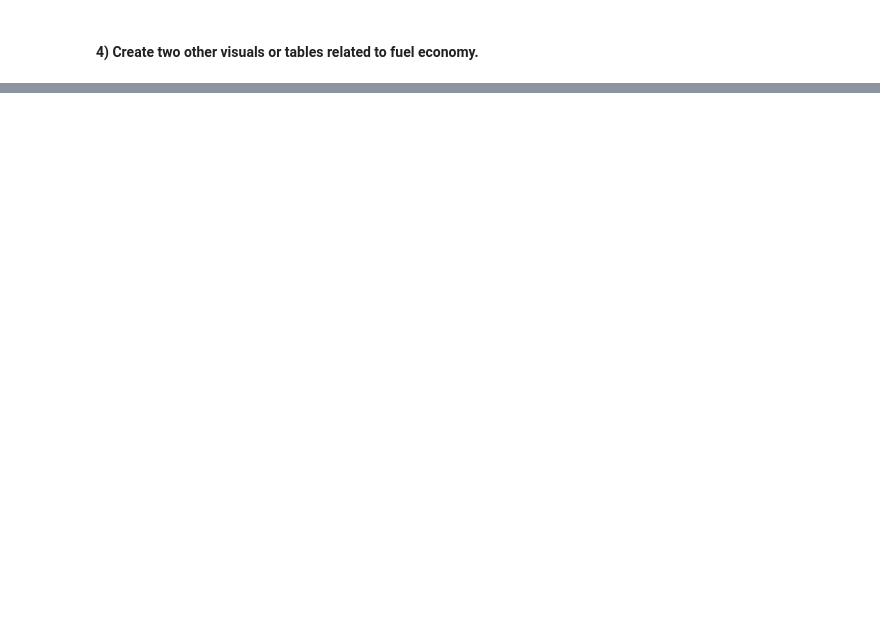
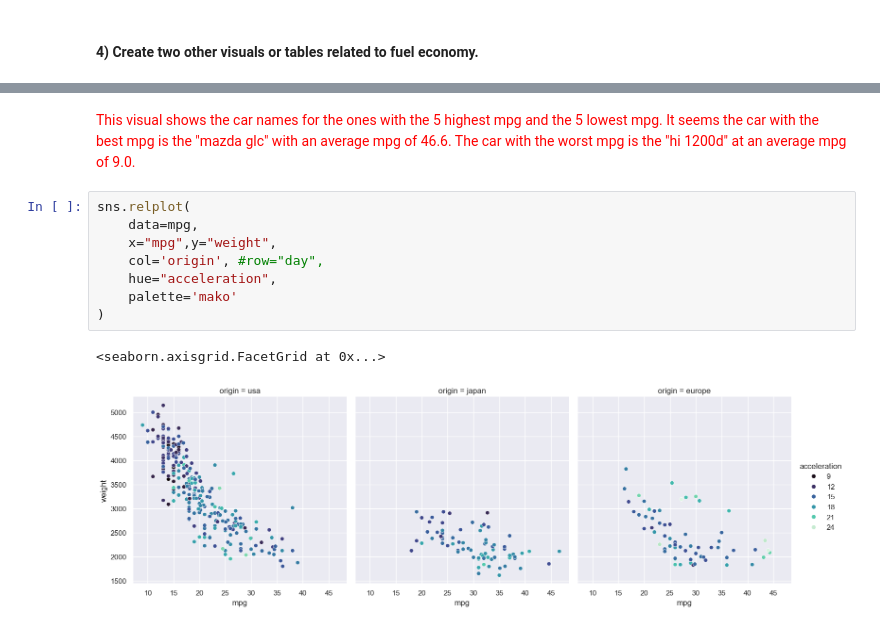
Before and after one commit to mtechoueyres/fuel_economy_analysis, a Jupyter notebook: MPG_Analysis_Project.ipynb, the cells around one changed output, grey strips where cells are left out. Saved outputs shown, nothing was run; the diff lists cells and outputs as text; blank space fills up the shorter version.

```diff
--- a/MPG_Analysis_Project.ipynb
+++ b/MPG_Analysis_Project.ipynb
@@ -26,0 +83,13 @@ mpg.head()
+# %% [markdown]
+<span style="color:red">This visual shows the car names for the ones with the 5 highest mpg and the 5 lowest mpg. It seems the car with the best mpg is the "mazda glc" with an average mpg of 46.6. The car with the worst mpg is the "hi 1200d" at an average mpg of 9.0.</span>
+# %%
+sns.relplot(
+    data=mpg,
+    x="mpg",y="weight",
+    col='origin', #row="day",
+    hue="acceleration",
+    palette='mako'
+)
+# %% [output]
+<seaborn.axisgrid.FacetGrid at 0x...>
+[figure, added]
```
Also changed, not shown: parts of 9 cells of this notebook.
